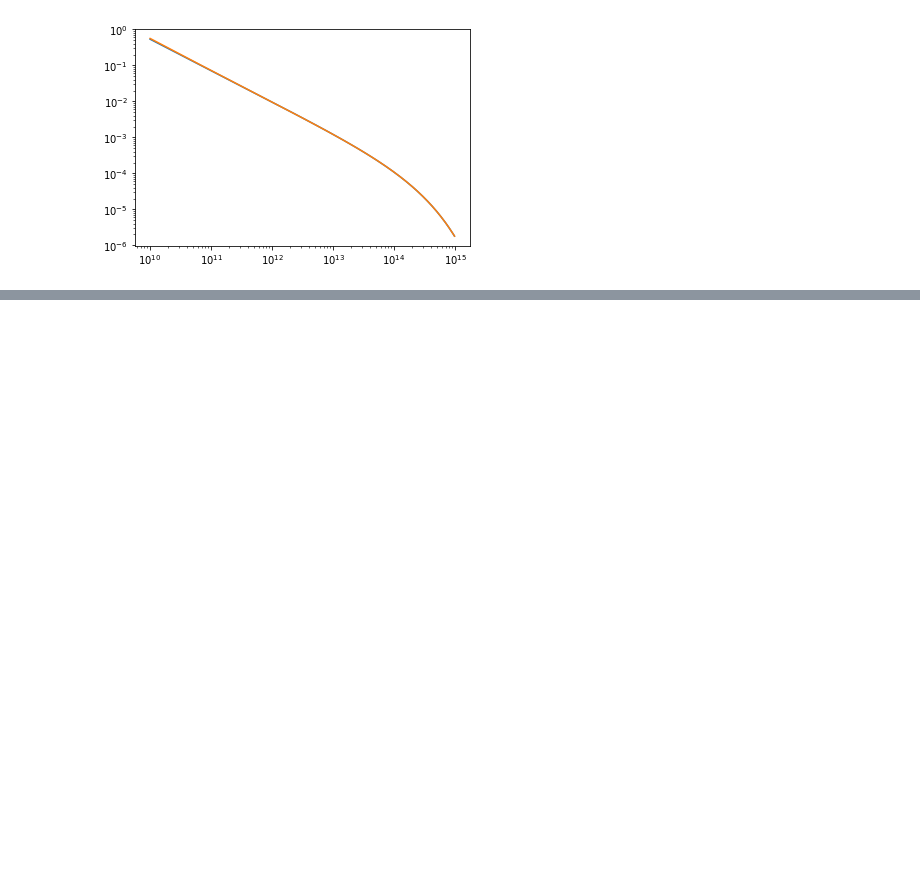
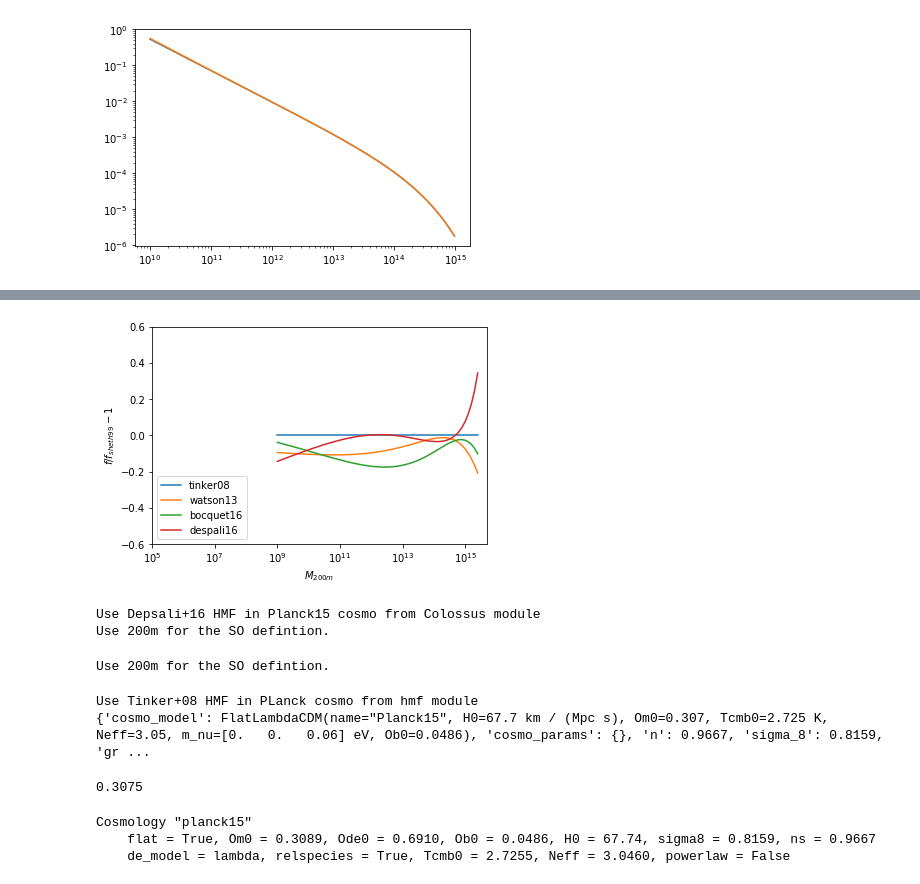
Before and after one commit to Gorbagzog/StageIAP, a Jupyter notebook: Test_HMF.ipynb, the cells around one changed output, grey strips where cells are left out. Drawn from its saved outputs; the diff is of its cells as text; code cells hidden in the pictures; blank space fills up the shorter version.

```diff
--- a/Test_HMF.ipynb
+++ b/Test_HMF.ipynb
@@ -33,0 +76,19 @@ plt.legend()
+# %%
+
+
+plt.figure()
+plt.xscale('log')
+plt.xlabel('$M_{200m}$')
+plt.ylabel('$f/f_{sheth99} - 1$')
+plt.xlim(1E5, 5E15)
+plt.ylim(-0.6, 0.6)
+plt.axhline(1.0, ls = '--', color = 'gray')
+
+ref = mass_function.massFunction(M, z, model = 'tinker08', mdef = '200m')
+for model in mass_function.models:
+    if '200m' in mass_function.models[model].mdefs or '*' in mass_function.models[model].mdefs:
+        mfunc = mass_function.massFunction(M, z, mdef = '200m', model = model)
+        plt.plot(M, mfunc / ref - 1.0, '-', label = model)
+plt.legend(loc = 3);
+# %% [output]
+[figure, added]
@@ -33,0 +99,51 @@ plt.legend()
+# %%
+hmf=[]
+print('Use Depsali+16 HMF in Planck15 cosmo from Colossus module')
+mdef = '200m'
+print('Use '+mdef+' for the SO defintion.')
+
+redshift_haloes = redshiftsbin
+M = 10**np.arange(8.0, 15.5, 0.01)
+for i in range(numzbin):
+    hmf.append(np.transpose(np.array([np.log10(M / cosmo.h), np.log10(mass_function.massFunction(M, redshift_haloes[i], mdef = mdef, model ='despali16', q_out = 'dndlnM'))])))
+# %% [output]
+Use Depsali+16 HMF in Planck15 cosmo from Colossus module
+Use 200m for the SO defintion.
+# %%
+hmfct=[]
+mdef = '200m'
+print('Use '+mdef+' for the SO defintion.')
+
+redshift_haloes = redshiftsbin
+M = 10**np.arange(8.0, 15.5, 0.01)
+for i in range(numzbin):
+    hmfct.append(np.transpose(np.array([np.log10(M / cosmo.h), np.log10(mass_function.massFunction(M, redshift_haloes[i], mdef = mdef, model ='tinker08', q_out = 'dndlnM'))])))
+# %% [output]
+Use 200m for the SO defintion.
+# %%
+hmft=[]
+# print hmf parameters with h.param_values
+print('Use Tinker+08 HMF in PLanck cosmo from hmf module')
+h = hmf_calc.MassFunction()
+h.update(Mmin=8)
+h.update(Mmax=15.5)
+
+print(h.parameter_values)
+redshift_haloes = redshiftsbin
+for i in range(numzbin):
+    h.update(z=redshiftsbin[i])
+    hmft.append(np.transpose(np.array([np.log10(h.m / h.cosmo_model.h),
+               np.log10(h.dndlog10m * (h.cosmo_model.h)**3)])))  # Replace the h implicit in the HMF
+# %% [output]
+Use Tinker+08 HMF in PLanck cosmo from hmf module
+{'cosmo_model': FlatLambdaCDM(name="Planck15", H0=67.7 km / (Mpc s), Om0=0.307, Tcmb0=2.725 K, Neff=3.05, m_nu=[0.   0.   0.06] eV, Ob0=0.0486), 'cosmo_params': {}, 'n': 0.9667, 'sigma_8': 0.8159, 'gr ...
+# %%
+h.cosmo_model.Om0
+# %% [output]
+0.3075
+# %%
+print(cosmo)
+# %% [output]
+Cosmology "planck15"
+    flat = True, Om0 = 0.3089, Ode0 = 0.6910, Ob0 = 0.0486, H0 = 67.74, sigma8 = 0.8159, ns = 0.9667
+    de_model = lambda, relspecies = True, Tcmb0 = 2.7255, Neff = 3.0460, powerlaw = False
```
Also changed, not shown: parts of 17 cells of this notebook, 2 other files.
